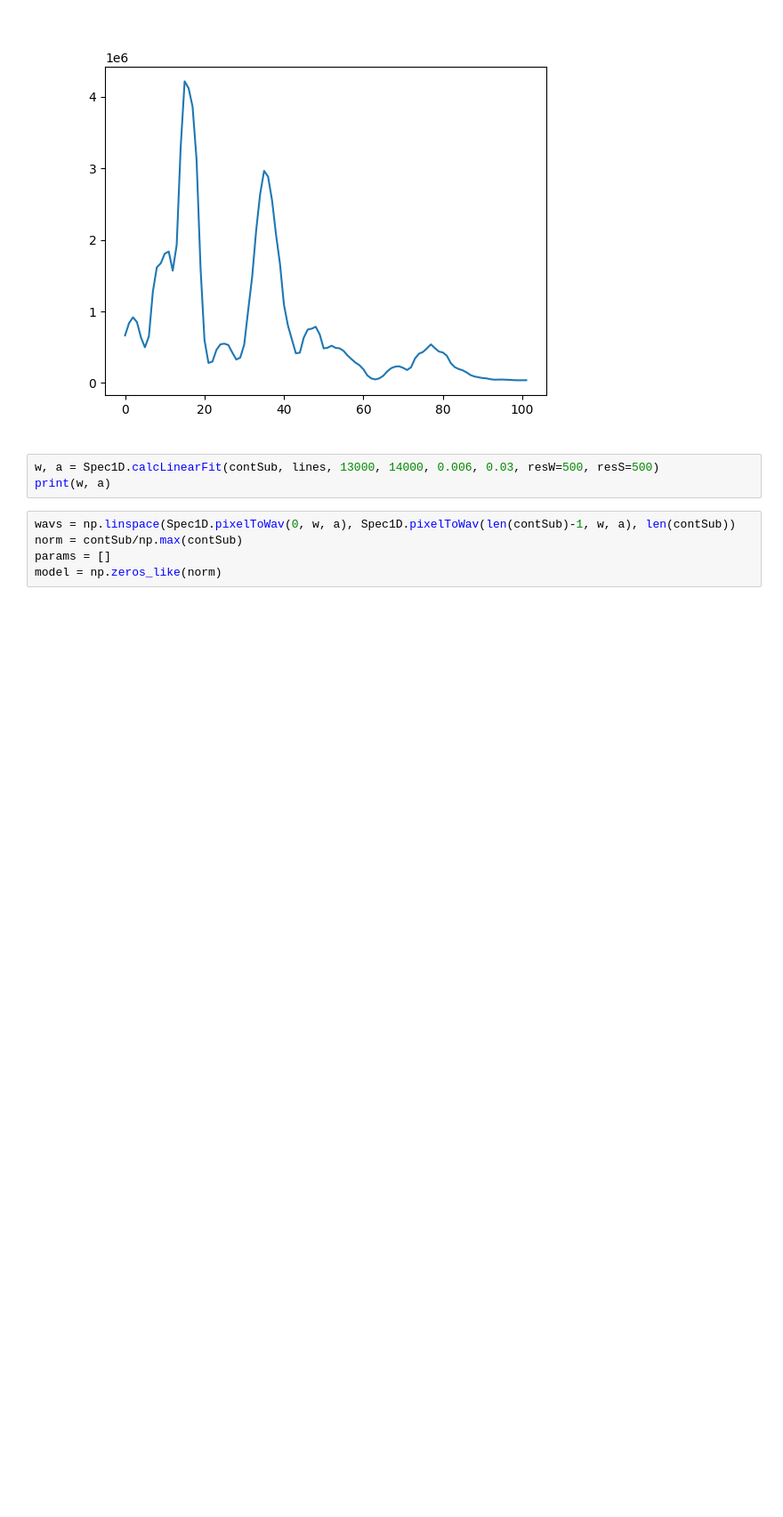
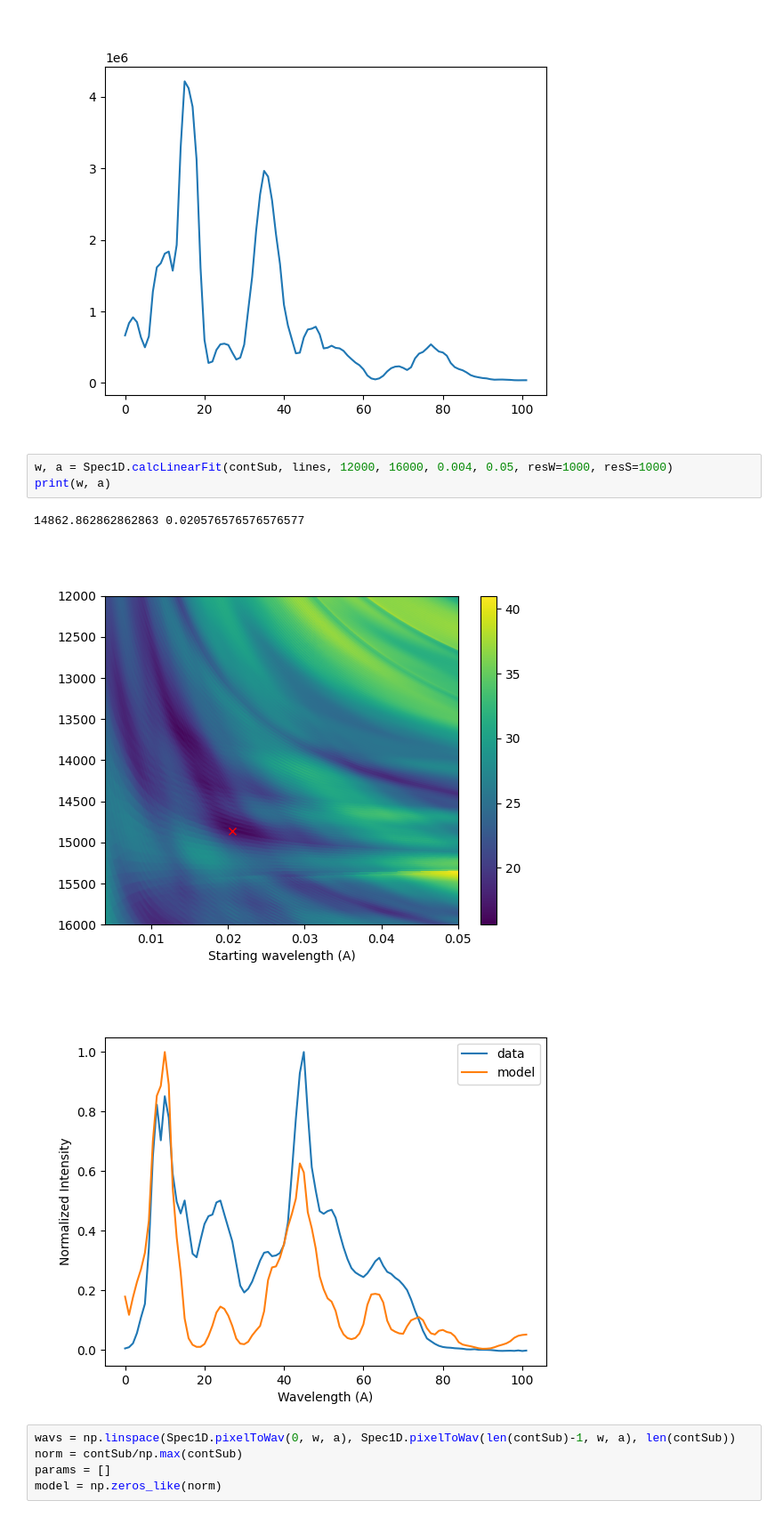
Before and after one commit to MatthewPrem/SpecWavUtils, a Jupyter notebook: HK/vph30/FindR.ipynb, the cells around one changed output. Shown at 89% size. Cells and saved outputs as stored; diff of their text form; blank space fills up the shorter version.

```diff
--- a/HK/vph30/FindR.ipynb
+++ b/HK/vph30/FindR.ipynb
@@ -71,8 +71,12 @@ ax.plot(Spec1D.calcModel(lines, 102, 14000, 0.012))
 [<matplotlib.lines.Line2D at 0x...>]
 [figure]
 # %%
-w, a = Spec1D.calcLinearFit(contSub, lines, 13000, 14000, 0.006, 0.03, resW=500, resS=500)
+w, a = Spec1D.calcLinearFit(contSub, lines, 12000, 16000, 0.004, 0.05, resW=1000, resS=1000)
 print(w, a)
+# %% [output]
+14862.862862862863 0.020576576576576577
+[figure, added]
+[figure, added]
 # %%
 wavs = np.linspace(Spec1D.pixelToWav(0, w, a), Spec1D.pixelToWav(len(contSub)-1, w, a), len(contSub))
 norm = contSub/np.max(contSub)
```
Also changed, not shown: 3 other files.
